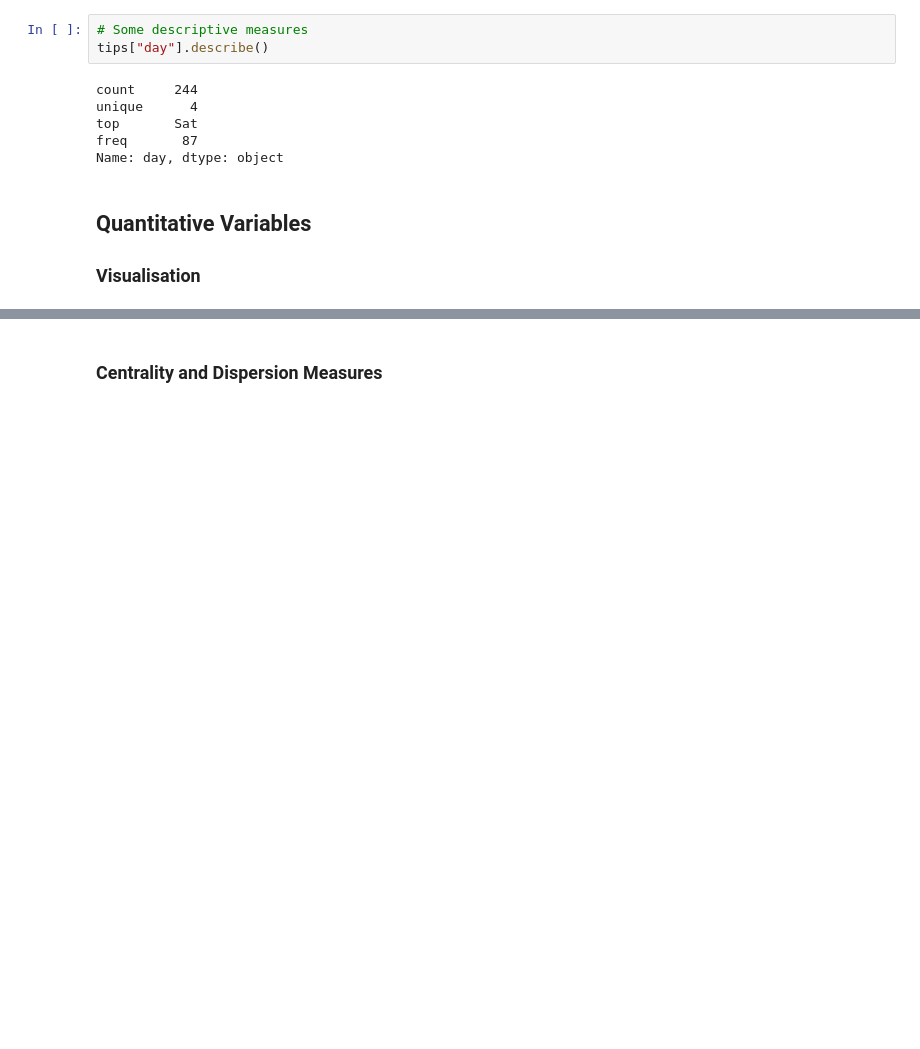
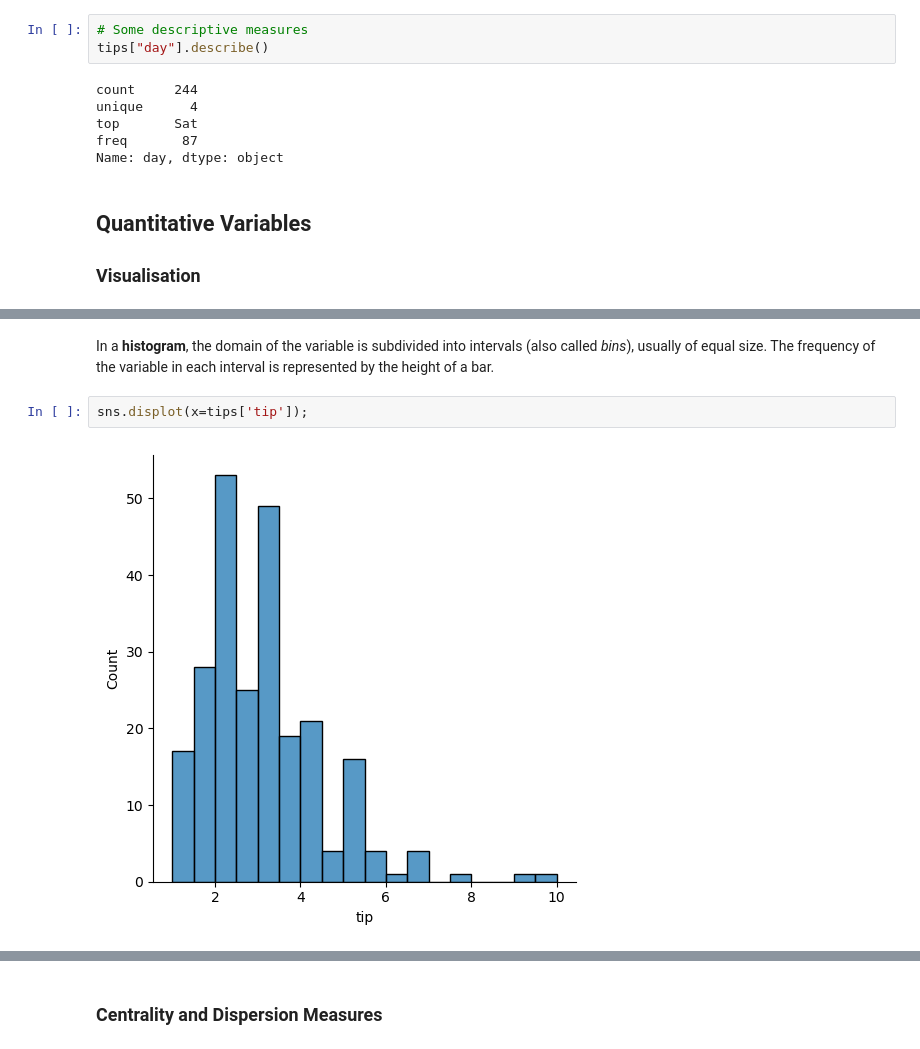
Before and after one commit to nealjoos/dsai-labs, a Jupyter notebook: 2-analysis-1-var/demo-2.01-univariate-analysis.ipynb, the cells around one changed output, grey strips where cells are left out. Drawn from its saved outputs; the diff is of its cells as text; blank space fills up the shorter version.

```diff
--- a/2-analysis-1-var/demo-2.01-univariate-analysis.ipynb
+++ b/2-analysis-1-var/demo-2.01-univariate-analysis.ipynb
@@ -88 +86,7 @@ sns.boxplot(data=tips, x="tip")
 [figure]
+# %% [markdown]
+In a **histogram**, the domain of the variable is subdivided into intervals (also called *bins*), usually of equal size. The frequency of the variable in each interval is represented by the height of a bar.
+# %%
+sns.displot(x=tips['tip']);
+# %% [output]
+[figure, added]
```
Also changed, not shown: parts of 16 cells of this notebook, 3 other files.
